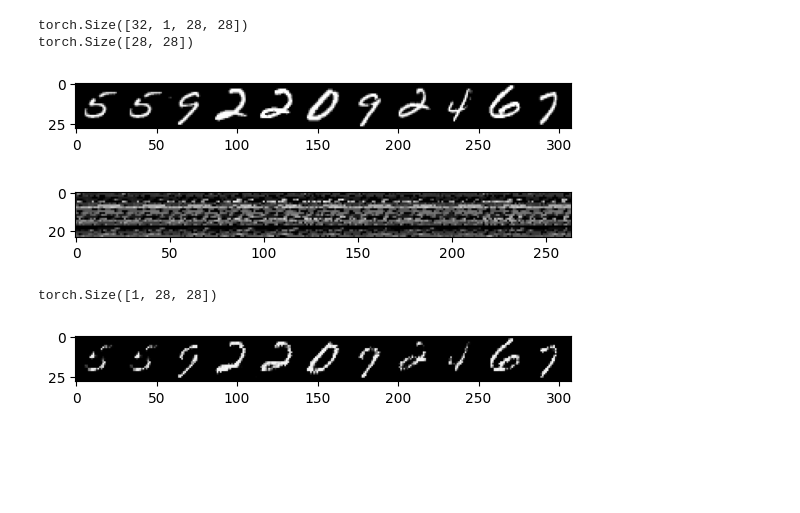
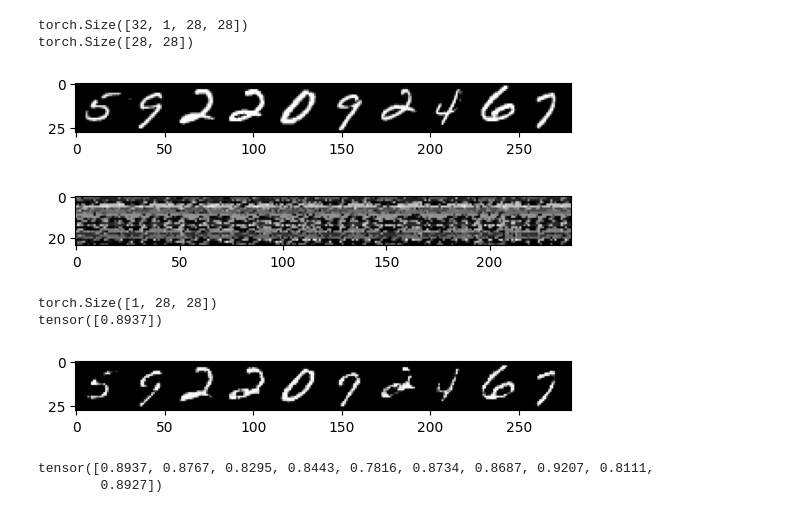
Before and after one commit to rhdrhd/Variational_autoencoder_with_hyperprior_on_scientific_dataset, a Jupyter notebook: convolutional_layer_autoencoder.ipynb, the cells around one changed output. Drawn from its saved outputs; the diff is of its cells as text; code cells hidden in the pictures; blank space fills up the shorter version.

```diff
--- a/convolutional_layer_autoencoder.ipynb
+++ b/convolutional_layer_autoencoder.ipynb
@@ -75,7 +86,7 @@ for epoch in range(num_epochs):
         optimizer.step()
         optimizer.zero_grad()
 
-        wandb.log({'epoch': num_epochs, 'loss': loss})
+        wandb.log({'epoch': epoch, 'loss': loss})
 
 
 
@@ -102,7 +113,7 @@ print(img[0].size())
 display = np.array(img[0].detach(),dtype='float')
 pixels = display.reshape((28, 28))
 
-for i in range(10):
+for i in range(1,10,1):
     #print(i)
     display_1 = np.array(img[i].detach(),dtype='float')
     pixels_1 = display_1.reshape((28, 28))
@@ -115,37 +126,44 @@ plt.show()
 latent1 = latent1.view(32,24,24)
 #print(output[0].size())
 display = np.array(latent1[0].detach(),dtype='float')
 pixels = display.reshape((24, 24))
 
-for i in range(10):
+for i in range(1,10,1):
     #print(i)
     display_1 = np.array(latent1[i].detach(),dtype='float')
     pixels_1 = display_1.reshape((24, 24))
     pixels= np.concatenate((pixels,pixels_1),axis=1)
 
 plt.imshow(pixels, cmap='gray')
 plt.show()
 
 
 
 
-output = output.view(32,1, 28,28)
+output = output.view(32,1,28,28)
 print(output[0].size())
 display = np.array(output[0].detach(),dtype='float')
 pixels = display.reshape((28, 28))
+Loss_T = criterion(output[0],img[0]).detach().view(1)
+print(Loss_T)
 
-for i in range(10):
+for i in range(1,10,1):
     #print(i)
     display_1 = np.array(output[i].detach(),dtype='float')
     pixels_1 = display_1.reshape((28, 28))
     pixels= np.concatenate((pixels,pixels_1),axis=1)
+    Loss_T = torch.cat((Loss_T,criterion(output[i],img[i]).detach().view(1)),-1)
 
 plt.imshow(pixels, cmap='gray')
 plt.show()
+print(Loss_T)
 # %% [output]
 torch.Size([32, 1, 28, 28])
 torch.Size([28, 28])
-[figure, old version]
+[figure, new version]
-[figure, old version]
+[figure, new version]
 torch.Size([1, 28, 28])
+tensor([0.8937])
-[figure, old version]
+[figure, new version]
+tensor([0.8937, 0.8767, 0.8295, 0.8443, 0.7816, 0.8734, 0.8687, 0.9207, 0.8111,
+        0.8927])
```
Also changed, not shown: parts of 2 cells of this notebook.
